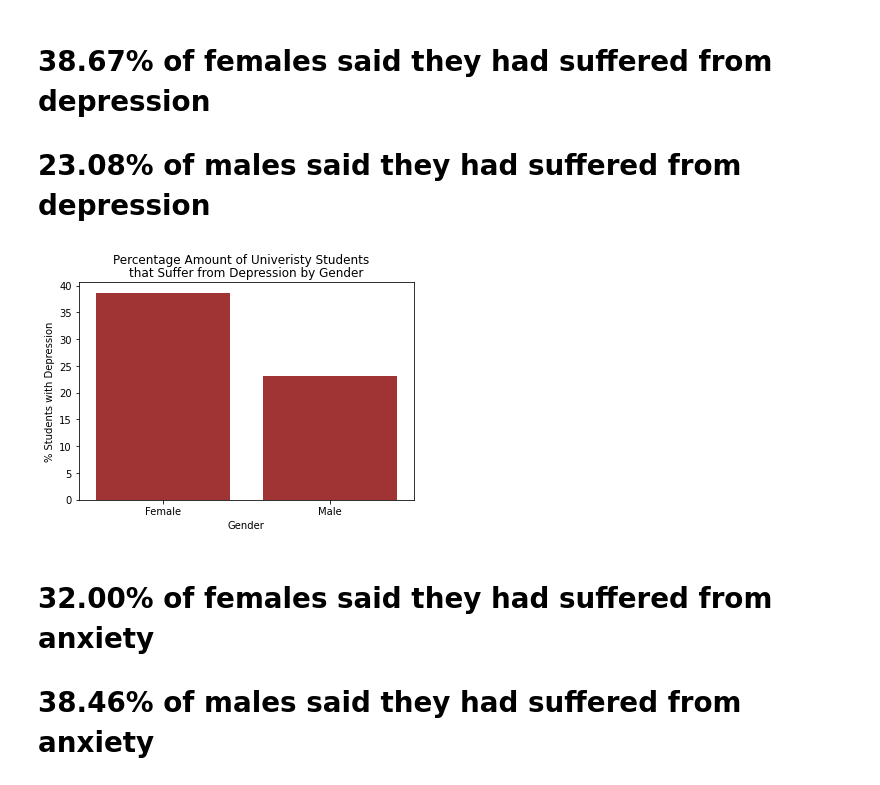
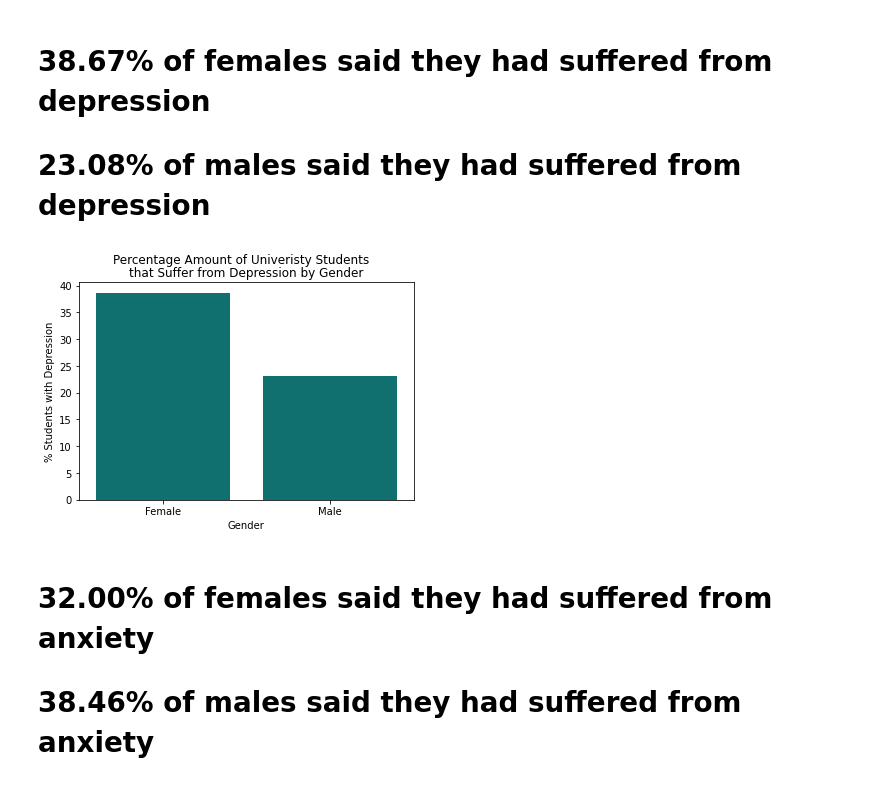
Before and after one commit to HFell1611/DataEng37Python, a Jupyter notebook: visualisation_project/mental_health_presentation.ipynb, the cells around one changed output. Drawn from its saved outputs; the diff is of its cells as text; code cells hidden in the pictures.

```diff
--- a/visualisation_project/mental_health_presentation.ipynb
+++ b/visualisation_project/mental_health_presentation.ipynb
@@ -92,14 +92,14 @@ plt.show()
 # 38.67% of females said they had suffered from depression
 # 23.08% of males said they had suffered from depression
 # %%
-sns.barplot(x="gender", y="depression", data=gender_percent, color="firebrick")
+sns.barplot(x="gender", y="depression", data=gender_percent, color="teal")
 plt.xlabel("Gender")
 plt.ylabel("% Students with Depression")
 plt.suptitle("Percentage Amount of Univeristy Students")
 plt.title("that Suffer from Depression by Gender")
 plt.show()
 # %% [output]
-[figure, old version]
+[figure, new version]
 # %% [markdown]
 # 32.00% of females said they had suffered from anxiety
 # 38.46% of males said they had suffered from anxiety
```
Also changed, not shown: parts of 8 cells of this notebook.
